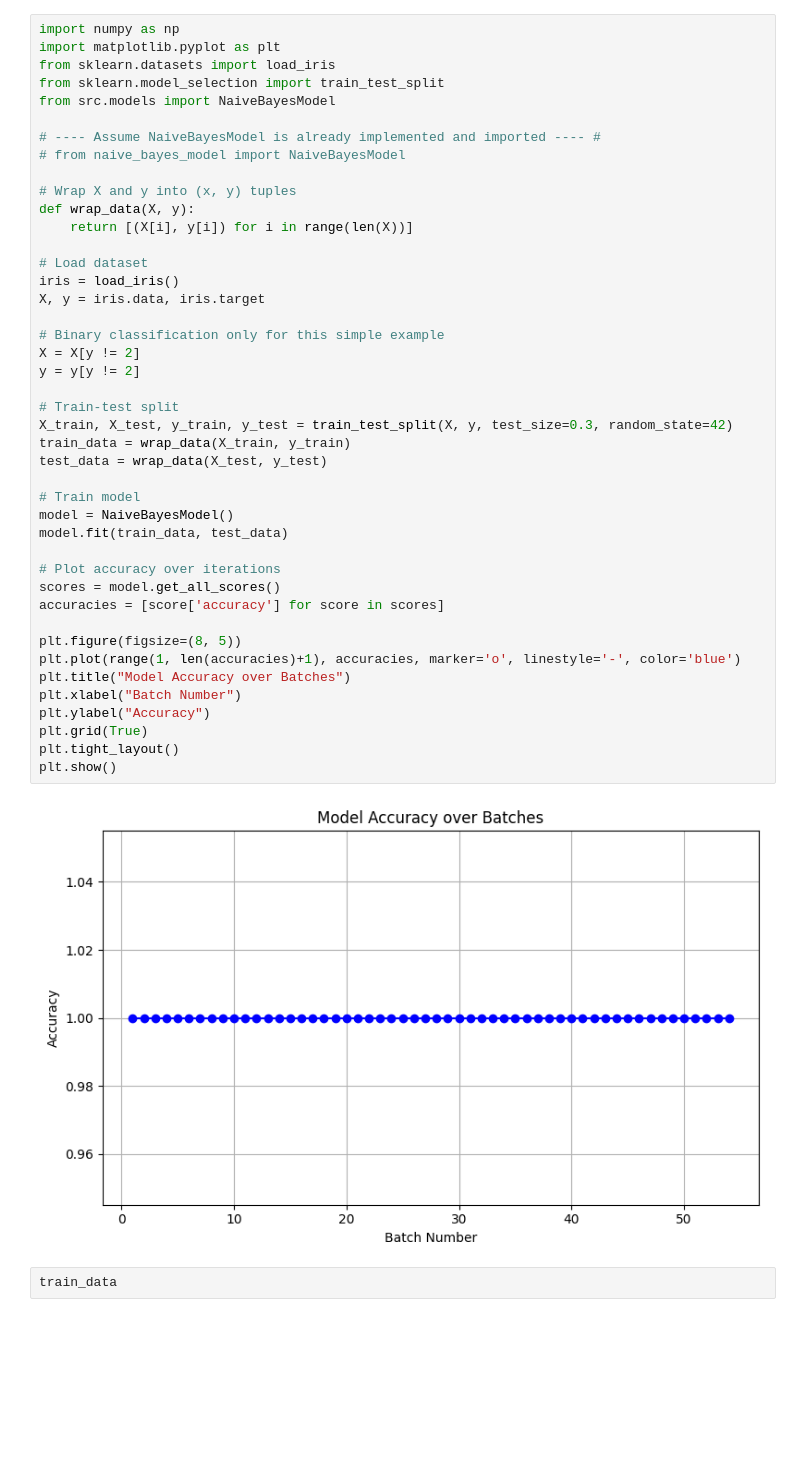
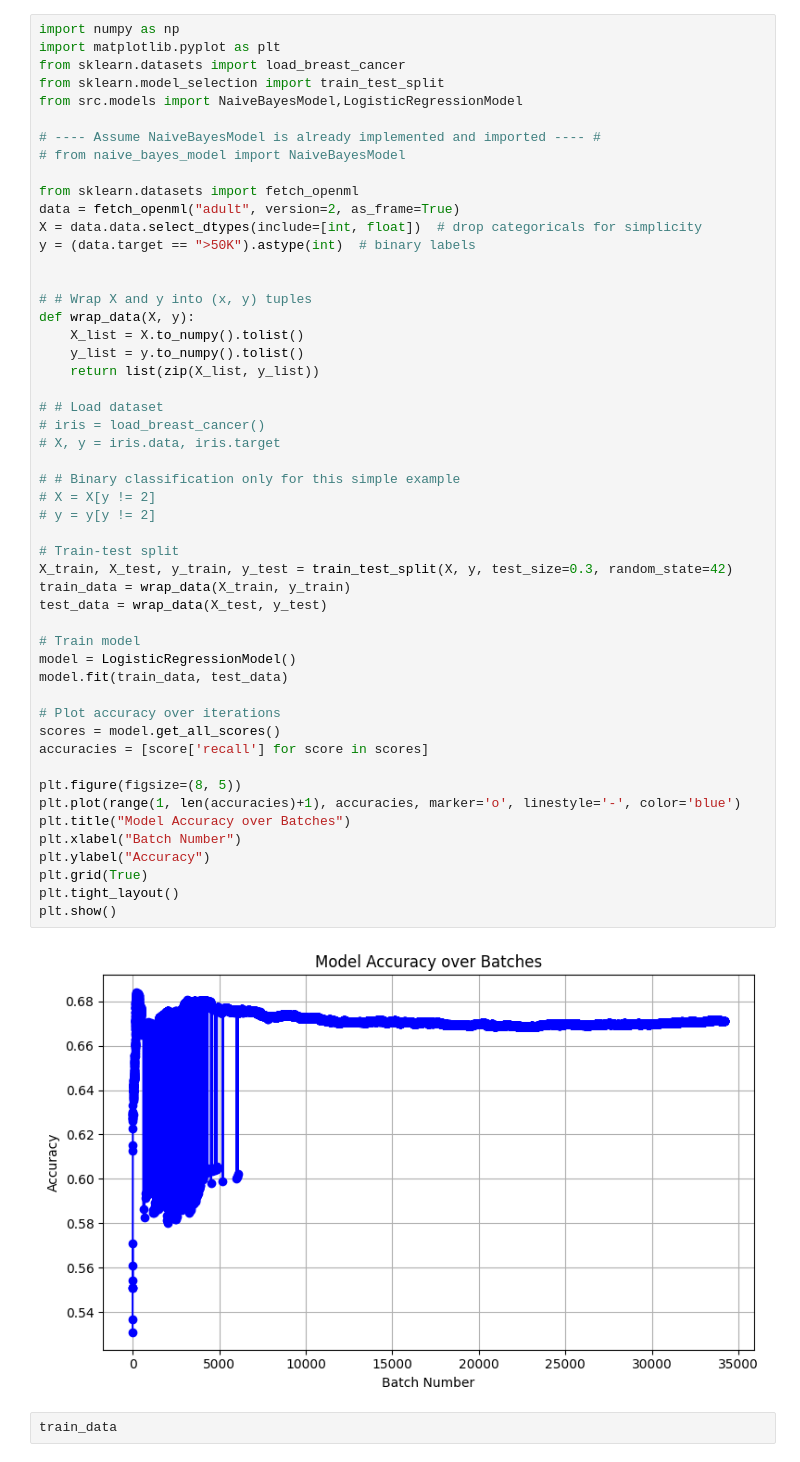
Before and after one commit to lohithsowmiyan/uncert, a Jupyter notebook: test.ipynb, the cells around one changed output. Drawn from its saved outputs; the diff is of its cells as text; blank space fills up the shorter version.

Commit message:
added more models

```diff
--- a/test.ipynb
+++ b/test.ipynb
@@ -1,48 +1,56 @@
 # %%
 import numpy as np
 import matplotlib.pyplot as plt
-from sklearn.datasets import load_iris
+from sklearn.datasets import load_breast_cancer
 from sklearn.model_selection import train_test_split
-from src.models import NaiveBayesModel
+from src.models import NaiveBayesModel,LogisticRegressionModel
 
 # ---- Assume NaiveBayesModel is already implemented and imported ---- #
 # from naive_bayes_model import NaiveBayesModel
 
-# Wrap X and y into (x, y) tuples
+from sklearn.datasets import fetch_openml
+data = fetch_openml("adult", version=2, as_frame=True)
+X = data.data.select_dtypes(include=[int, float])  # drop categoricals for simplicity
+y = (data.target == ">50K").astype(int)  # binary labels
+
+
+# # Wrap X and y into (x, y) tuples
 def wrap_data(X, y):
-    return [(X[i], y[i]) for i in range(len(X))]
+    X_list = X.to_numpy().tolist()
+    y_list = y.to_numpy().tolist()
+    return list(zip(X_list, y_list))
 
-# Load dataset
-iris = load_iris()
-X, y = iris.data, iris.target
+# # Load dataset
+# iris = load_breast_cancer()
+# X, y = iris.data, iris.target
 
-# Binary classification only for this simple example
-X = X[y != 2]
-y = y[y != 2]
+# # Binary classification only for this simple example
+# X = X[y != 2]
+# y = y[y != 2]
 
 # Train-test split
 X_train, X_test, y_train, y_test = train_test_split(X, y, test_size=0.3, random_state=42)
 train_data = wrap_data(X_train, y_train)
 test_data = wrap_data(X_test, y_test)
 
 # Train model
-model = NaiveBayesModel()
+model = LogisticRegressionModel()
 model.fit(train_data, test_data)
 
 # Plot accuracy over iterations
 scores = model.get_all_scores()
-accuracies = [score['accuracy'] for score in scores]
+accuracies = [score['recall'] for score in scores]
 
 plt.figure(figsize=(8, 5))
 plt.plot(range(1, len(accuracies)+1), accuracies, marker='o', linestyle='-', color='blue')
 plt.title("Model Accuracy over Batches")
 plt.xlabel("Batch Number")
 plt.ylabel("Accuracy")
 plt.grid(True)
 plt.tight_layout()
 plt.show()
 # %% [output]
-[figure, old version]
+[figure, new version]
 # %%
 train_data
 # %% [output]
```
Also changed, not shown: parts of 1 cell of this notebook, 1 other file.
